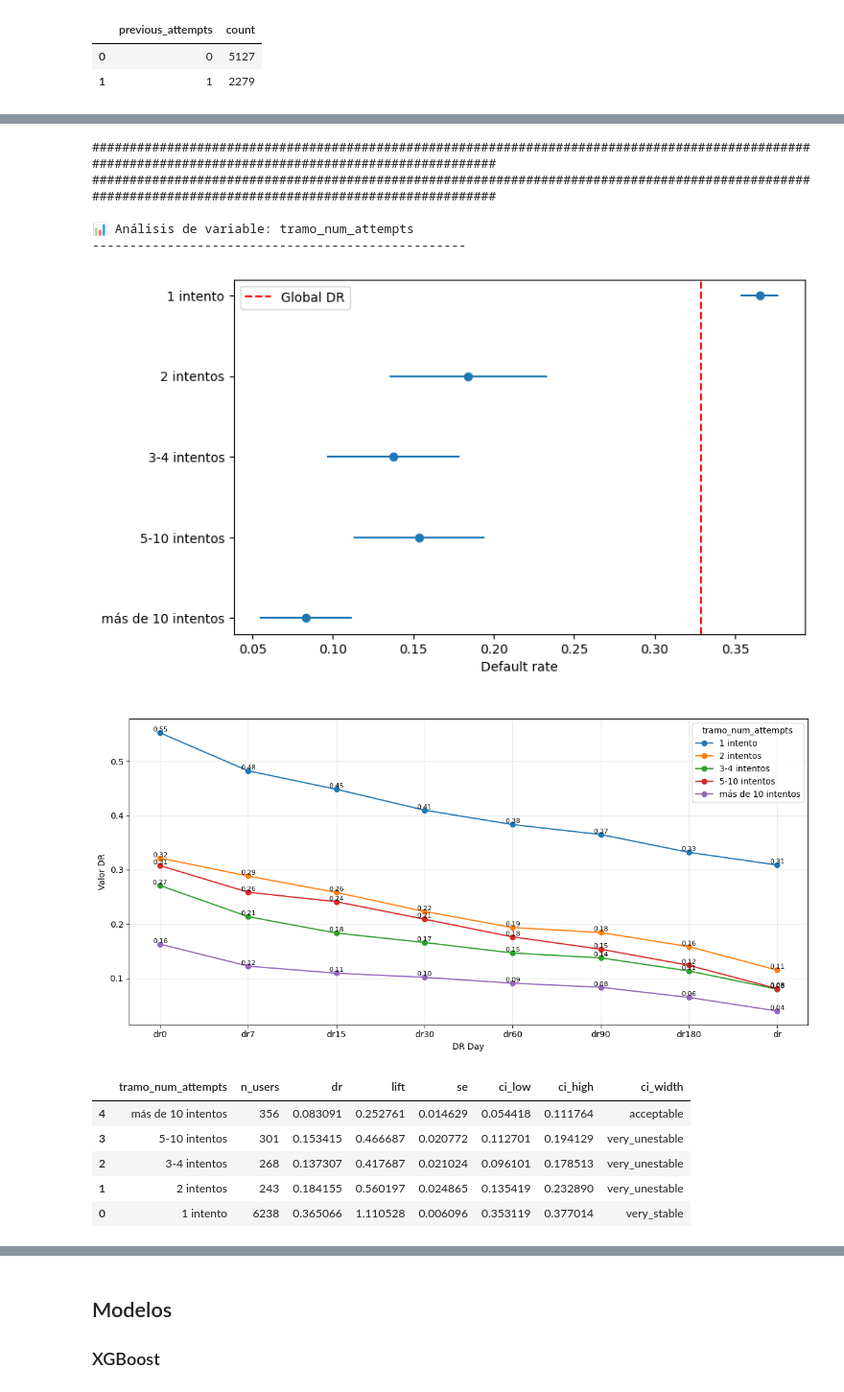
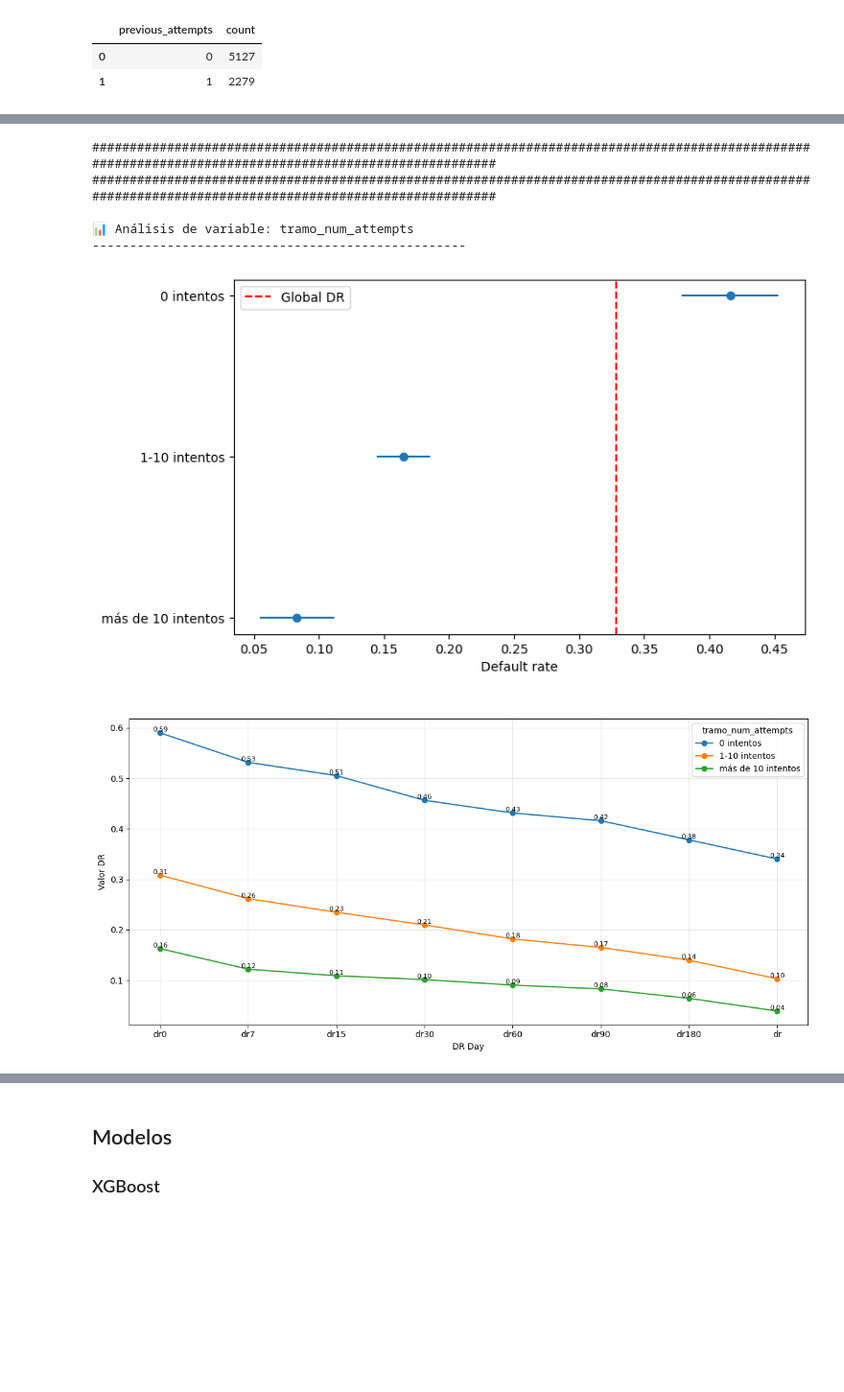
Before and after one commit to cgomez-QB/Fraud-Model, a Jupyter notebook: src/first_exploration/exploratory_data_analysis.ipynb, the cells around one changed output, grey strips where cells are left out. Shown at 96% size. Saved outputs shown, nothing was run; the diff lists cells and outputs as text; code cells hidden in the pictures; blank space fills up the shorter version.

```diff
--- a/src/first_exploration/exploratory_data_analysis.ipynb
+++ b/src/first_exploration/exploratory_data_analysis.ipynb
@@ -1354,6 +1354,10 @@ lst_col_train.append("num_plataformas_comercial")
 df_data = shrinkage(df_data, "tramo_platforms_comercial")
 lst_col_train.append("tramo_platforms_comercial_shrinkage")
 
+# tramo plataformas comunicacion
+df_data = shrinkage(df_data, "tramo_platforms_com")
+lst_col_train.append("tramo_platforms_com_shrinkage")
+
 lst_has_cols = [x for x in df_data.columns.to_list() if 'has' in x]
 
 lst_col_train += lst_has_cols
@@ -1521,45 +1524,38 @@ pd.qcut(df_data.loc[df_data["previous_attempts"]==1,"num_attempts"], q=6, duplic
 # %%
 # Para evitar el data drift (datos del futuro no diponibles en produccion) estableceremos como el num de intentos a 0 aquellos que tengan mes de un credito
-
 df_data.loc[df_data["diff_days_last_attempt"] > 0 ,"num_attempts"] = 0
 
-bins = [0,1, 2, 4, 10, float('inf')]
+bins = [-1,0, 10, float('inf')]
 
 labels = [
-    "1 intento",
-    "2 intentos",
-    "3-4 intentos",
-    "5-10 intentos",
+    "0 intentos",
+    "1-10 intentos",
     "más de 10 intentos"
 ]
 
 df_data["tramo_num_attempts"] = pd.cut(
     df_data["num_attempts"],
     bins = bins,
     labels = labels,
     include_lowest=True
 )
 
 df_data["tramo_num_attempts"].value_counts(dropna=False).reset_index()
 
 
 result = full_analysis_by_var(df_data, "tramo_num_attempts", "dr90", ' ')
 
 result["lift_table"]
+
+df_data = shrinkage(df_data, 'tramo_num_attempts', dr='dr90')
 # %% [output]
 ######################################################################################################################################################
 ######################################################################################################################################################
 
 📊 Análisis de variable: tramo_num_attempts
 --------------------------------------------------
-[figure, old version]
+[figure, new version]
-[figure, old version]
+[figure, new version]
-|  | tramo_num_attempts | n_users | dr | lift | se | ci_low | ci_high | ci_width |
-| 4 | más de 10 intentos | 356 | 0.083091 | 0.252761 | 0.014629 | 0.054418 | 0.111764 | acceptable |
-| 3 | 5-10 intentos | 301 | 0.153415 | 0.466687 | 0.020772 | 0.112701 | 0.194129 | very_unestable |
-| 2 | 3-4 intentos | 268 | 0.137307 | 0.417687 | 0.021024 | 0.096101 | 0.178513 | very_unestable |
-| 1 | 2 intentos | 243 | 0.184155 | 0.560197 | 0.024865 | 0.135419 | 0.232890 | very_unestable |
-| 0 | 1 intento | 6238 | 0.365066 | 1.110528 | 0.006096 | 0.353119 | 0.377014 | very_stable |
 # %%
 df_data["diff_days_last_attempt"].value_counts().reset_index()
 
```
Also changed, not shown: parts of 30 cells of this notebook.
